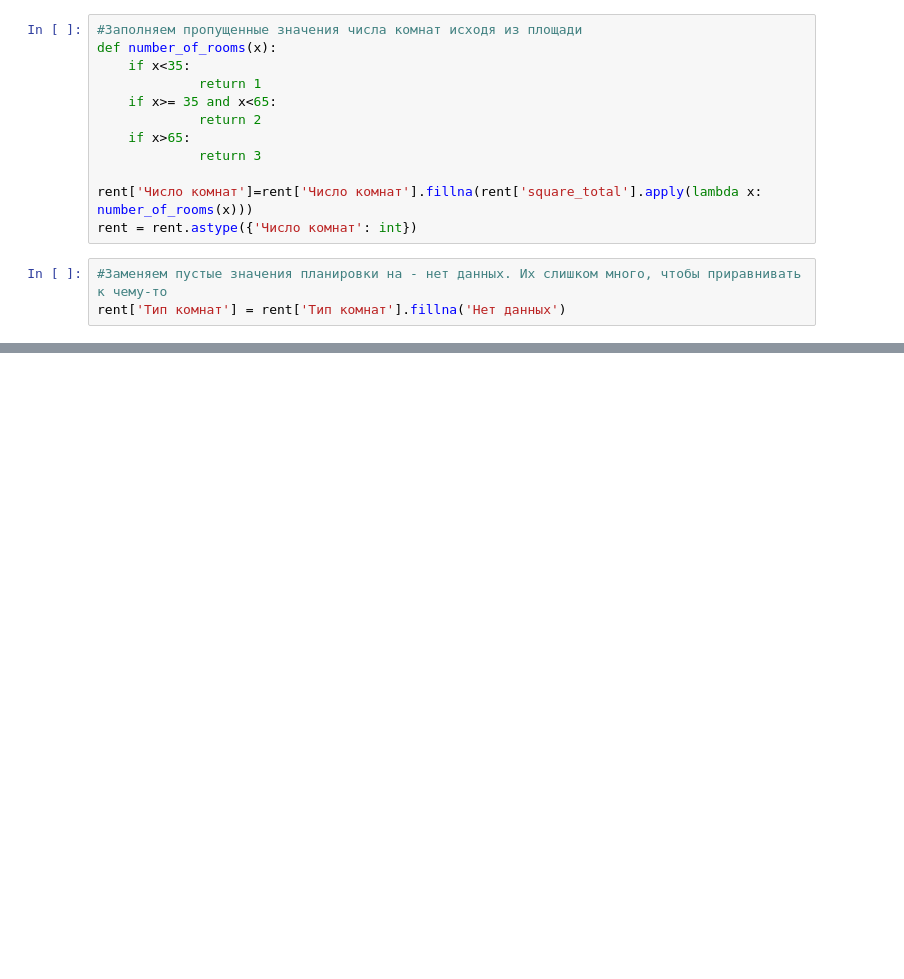
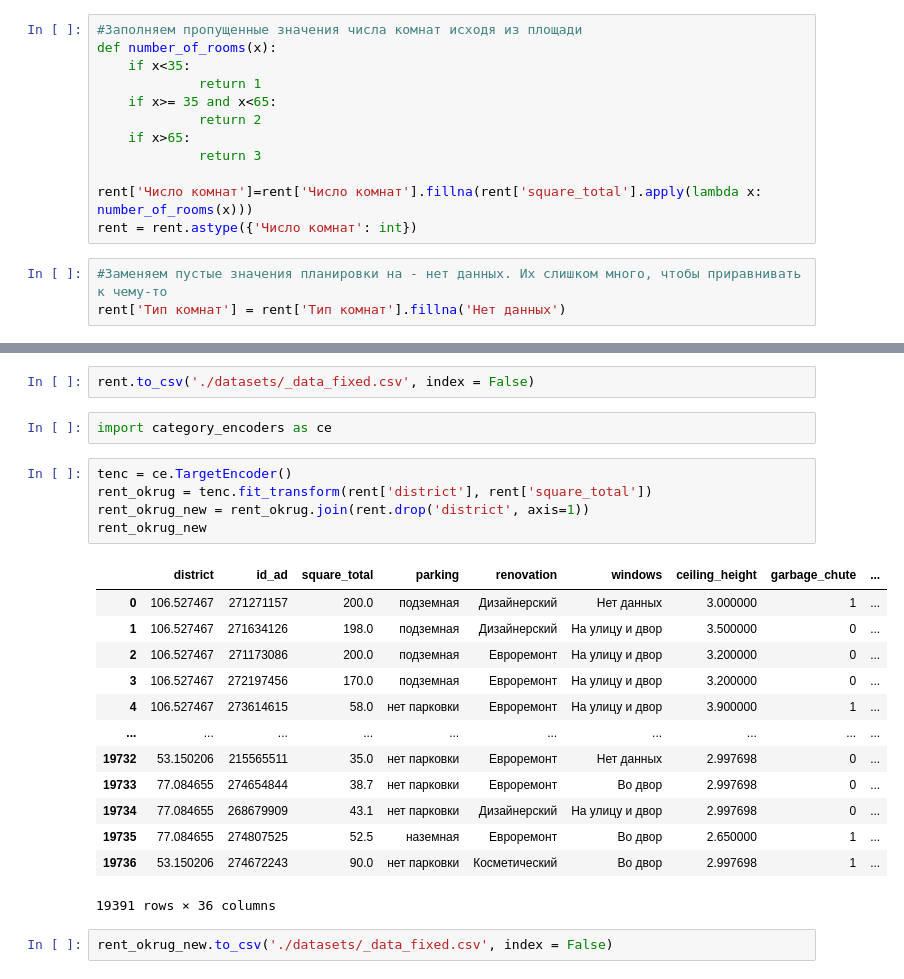
Before and after one commit to osana/real_estate_eda, a Jupyter notebook: real_estate_eda.ipynb, the cells around one changed output, grey strips where cells are left out. Saved outputs shown, nothing was run; the diff lists cells and outputs as text; blank space fills up the shorter version.

```diff
--- a/real_estate_eda.ipynb
+++ b/real_estate_eda.ipynb
@@ -508,0 +534,25 @@ rent
+# %%
+rent.to_csv('./datasets/_data_fixed.csv', index = False)
+# %%
+import category_encoders as ce
+# %%
+tenc = ce.TargetEncoder()
+rent_okrug = tenc.fit_transform(rent['district'], rent['square_total'])
+rent_okrug_new = rent_okrug.join(rent.drop('district', axis=1))
+rent_okrug_new
+# %% [output]
+|  | district | id_ad | square_total | parking | renovation | windows | ceiling_height | garbage_chute | ... |
+| 0 | 106.527467 | 271271157 | 200.0 | подземная | Дизайнерский | Нет данных | 3.000000 | 1 | ... |
+| 1 | 106.527467 | 271634126 | 198.0 | подземная | Дизайнерский | На улицу и двор | 3.500000 | 0 | ... |
+| 2 | 106.527467 | 271173086 | 200.0 | подземная | Евроремонт | На улицу и двор | 3.200000 | 0 | ... |
+| 3 | 106.527467 | 272197456 | 170.0 | подземная | Евроремонт | На улицу и двор | 3.200000 | 0 | ... |
+| 4 | 106.527467 | 273614615 | 58.0 | нет парковки | Евроремонт | На улицу и двор | 3.900000 | 1 | ... |
+| ... | ... | ... | ... | ... | ... | ... | ... | ... | ... |
+| 19732 | 53.150206 | 215565511 | 35.0 | нет парковки | Евроремонт | Нет данных | 2.997698 | 0 | ... |
+| 19733 | 77.084655 | 274654844 | 38.7 | нет парковки | Евроремонт | Во двор | 2.997698 | 0 | ... |
+| 19734 | 77.084655 | 268679909 | 43.1 | нет парковки | Дизайнерский | На улицу и двор | 2.997698 | 0 | ... |
+| 19735 | 77.084655 | 274807525 | 52.5 | наземная | Евроремонт | Во двор | 2.650000 | 1 | ... |
+| 19736 | 53.150206 | 274672243 | 90.0 | нет парковки | Косметический | Во двор | 2.997698 | 1 | ... |
+19391 rows × 36 columns
+# %%
+rent_okrug_new.to_csv('./datasets/_data_fixed.csv', index = False)
```
Also changed, not shown: parts of 8 cells of this notebook.
